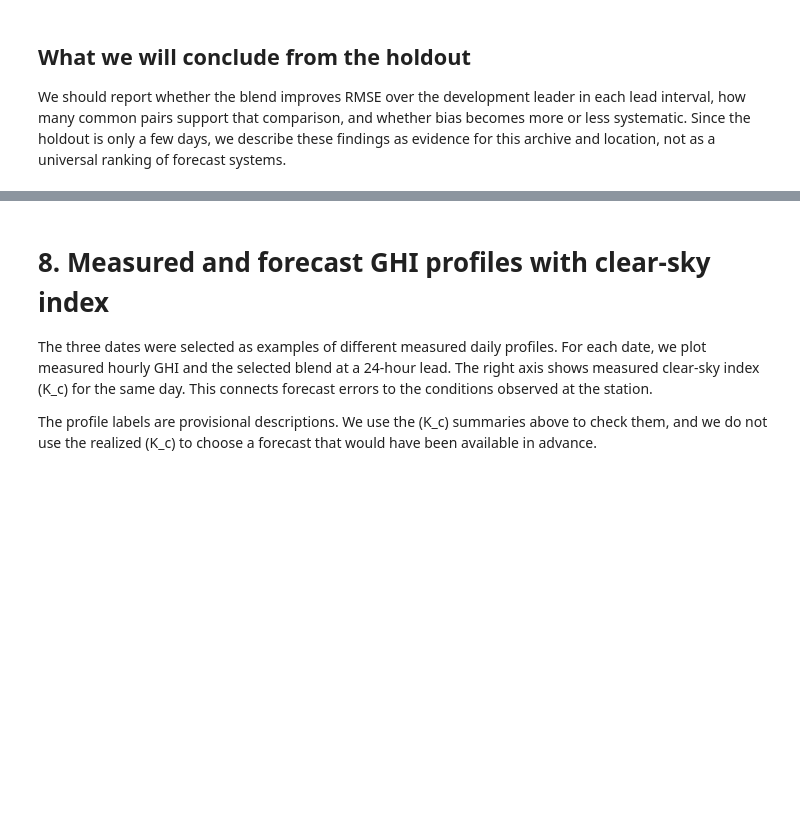
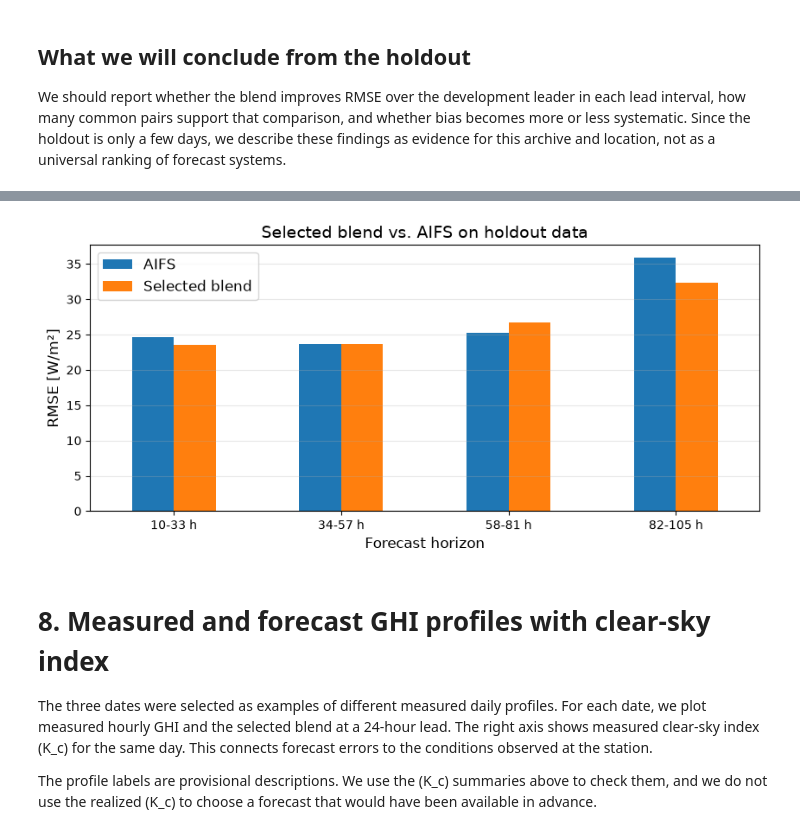
Before and after one commit to MatildeMGM/solar_forecast_project, a Jupyter notebook: notebooks/solar_forecast_analysis_and_blend.ipynb, the cells around one changed output, grey strips where cells are left out. Saved outputs shown, nothing was run; the diff lists cells and outputs as text; code cells hidden in the pictures; blank space fills up the shorter version.

```diff
--- a/notebooks/solar_forecast_analysis_and_blend.ipynb
+++ b/notebooks/solar_forecast_analysis_and_blend.ipynb
@@ -761,0 +1070,5 @@ display(pd.DataFrame([
+# %%
+aifs_by_interval = {
+    (first, last): ["ecmwf_aifs025_single"]
+    for first, last in LEAD_INTERVALS
+}
@@ -816,3 +1155,20 @@ plt.show()
 ## What we will conclude from the holdout
 
 We should report whether the blend improves RMSE over the development leader in each lead interval, how many common pairs support that comparison, and whether bias becomes more or less systematic. Since the holdout is only a few days, we describe these findings as evidence for this archive and location, not as a universal ranking of forecast systems.
+# %%
+aifs_by_interval = {
+    (first, last): ["ecmwf_aifs025_single"]
+    for first, last in LEAD_INTERVALS
+}
+
+aifs_comparison = compare_blend_to_interval_leader(
+    final_blend,
+    forecast_unstacked,
+    daylight_dmi,
+    HOLDOUT_START,
+    HOLDOUT_END,
+    LEAD_INTERVALS,
+    aifs_by_interval,
+)
+
+display(aifs_comparison.round(2))
@@ -819,3 +1181,19 @@ We should report whether the blend improves RMSE over the development leader in
+# %%
+aifs_comparison.set_index("interval")[
+    ["leader RMSE", "blend RMSE"]
+].rename(columns={
+    "leader RMSE": "AIFS",
+    "blend RMSE": "Selected blend"
+}).plot.bar(figsize=(10, 4))
+
+plt.ylabel("RMSE [W/m²]")
+plt.xlabel("Forecast horizon")
+plt.title("Selected blend vs. AIFS on holdout data")
+plt.xticks(rotation=0)
+plt.grid(axis="y", alpha=0.3)
+plt.show()
+# %% [output]
+[figure, added]
 # %% [markdown]
 # 8. Measured and forecast GHI profiles with clear-sky index
 
```
Also changed, not shown: parts of 36 cells of this notebook.
